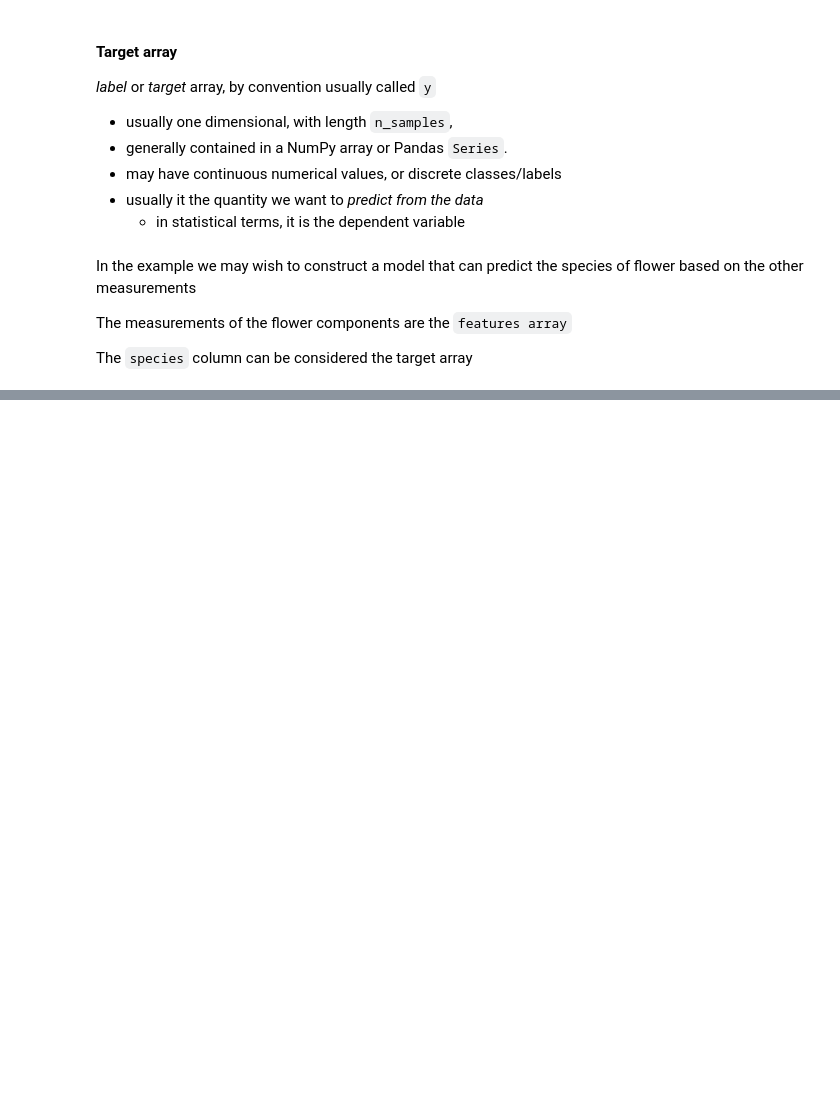
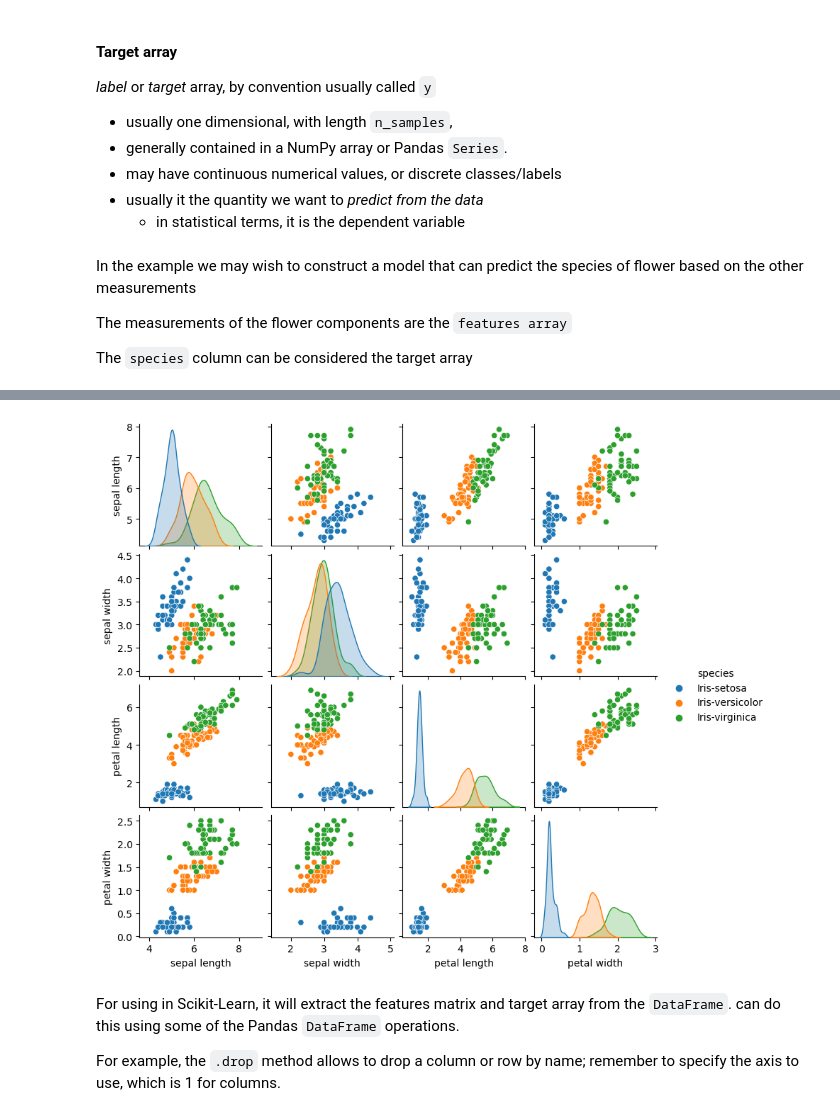
Before and after one commit to Rezashatery/iris-sickit-learn, a Jupyter notebook: irisdataset.ipynb, the cells around one changed output, grey strips where cells are left out. Cells and saved outputs as stored; diff of their text form; code cells hidden in the pictures; blank space fills up the shorter version.

Commit message:
visualization

```diff
--- a/irisdataset.ipynb
+++ b/irisdataset.ipynb
@@ -81,0 +96,11 @@ The ``species`` column can be considered the target array
+# %%
+%matplotlib inline
+import seaborn as sns
+sns.pairplot(iris, hue='species', height=2);
+# %% [output]
+[figure, added]
+# %% [markdown]
+
+For using in Scikit-Learn, it will extract the features matrix and target array from the ``DataFrame``.  can do this using some of the Pandas ``DataFrame`` operations.
+
+For example, the `.drop` method allows to drop a column or row by name; remember to specify the axis to use, which is 1 for columns.
```
Also changed, not shown: parts of 3 cells of this notebook.
